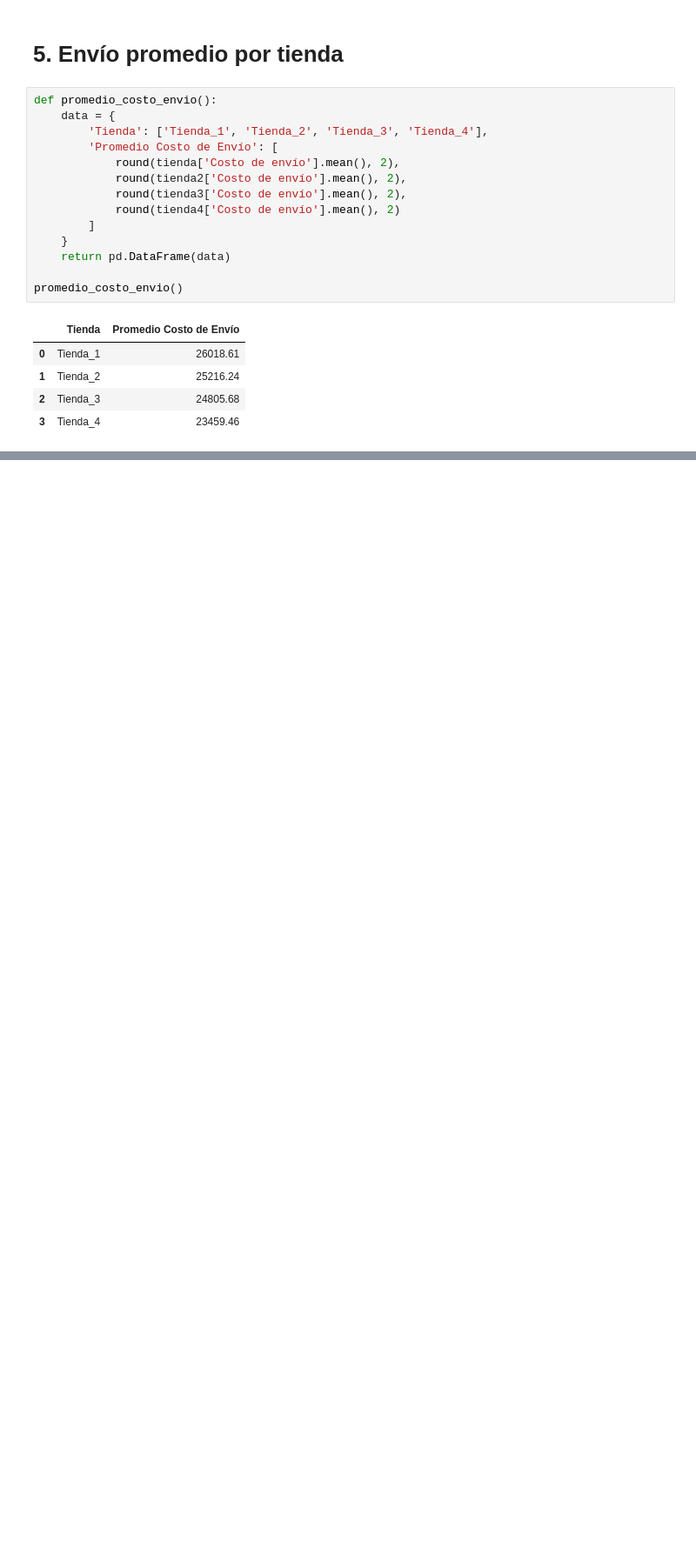
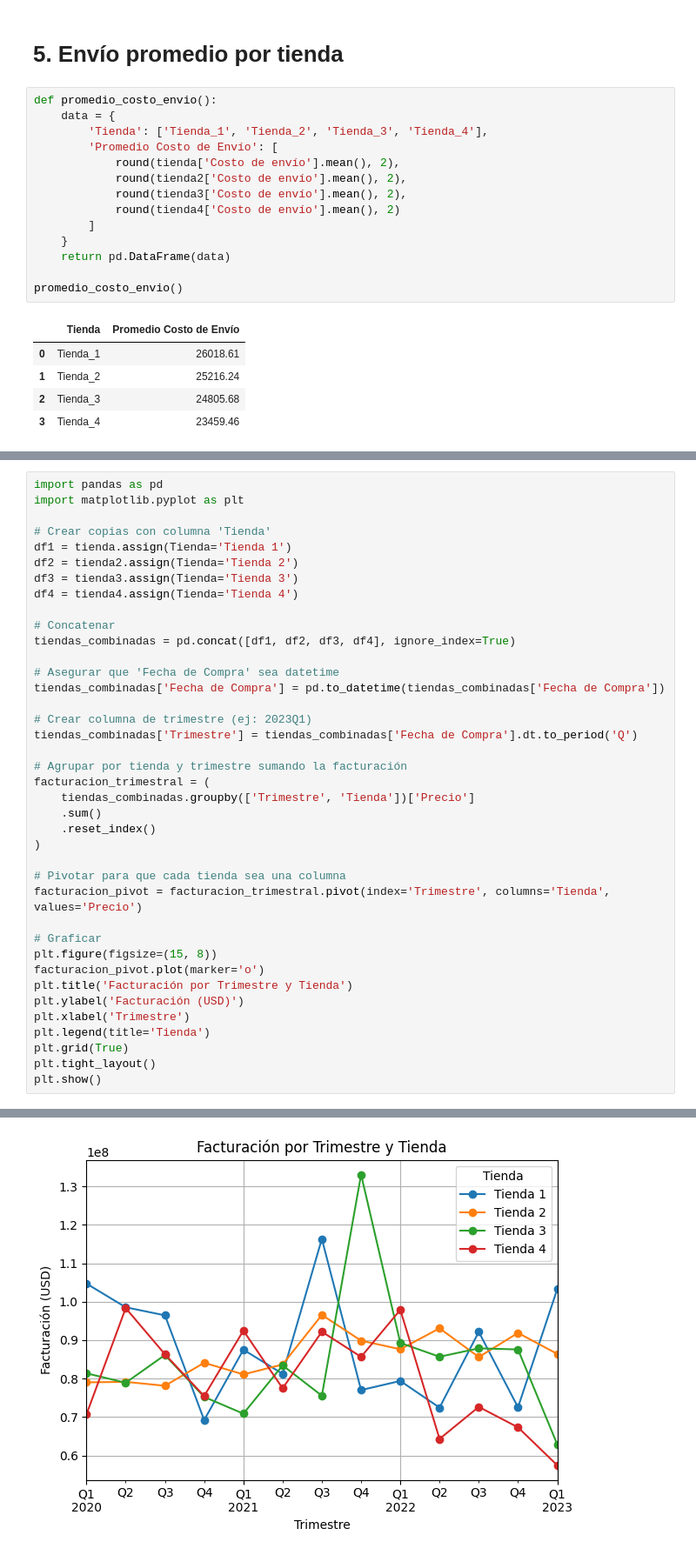
Before and after one commit to Joacco11/AluraStore, a Jupyter notebook: AluraStoreLatam.ipynb, the cells around one changed output, grey strips where cells are left out. Shown at 87% size. Cells and saved outputs as stored; diff of their text form; blank space fills up the shorter version.

```diff
--- a/AluraStoreLatam.ipynb
+++ b/AluraStoreLatam.ipynb
@@ -174,0 +181,40 @@ promedio_costo_envio()
+# %%
+import pandas as pd
+import matplotlib.pyplot as plt
+
+# Crear copias con columna 'Tienda'
+df1 = tienda.assign(Tienda='Tienda 1')
+df2 = tienda2.assign(Tienda='Tienda 2')
+df3 = tienda3.assign(Tienda='Tienda 3')
+df4 = tienda4.assign(Tienda='Tienda 4')
+
+# Concatenar
+tiendas_combinadas = pd.concat([df1, df2, df3, df4], ignore_index=True)
+
+# Asegurar que 'Fecha de Compra' sea datetime
+tiendas_combinadas['Fecha de Compra'] = pd.to_datetime(tiendas_combinadas['Fecha de Compra'])
+
+# Crear columna de trimestre (ej: 2023Q1)
+tiendas_combinadas['Trimestre'] = tiendas_combinadas['Fecha de Compra'].dt.to_period('Q')
+
+# Agrupar por tienda y trimestre sumando la facturación
+facturacion_trimestral = (
+    tiendas_combinadas.groupby(['Trimestre', 'Tienda'])['Precio']
+    .sum()
+    .reset_index()
+)
+
+# Pivotar para que cada tienda sea una columna
+facturacion_pivot = facturacion_trimestral.pivot(index='Trimestre', columns='Tienda', values='Precio')
+
+# Graficar
+plt.figure(figsize=(15, 8))
+facturacion_pivot.plot(marker='o')
+plt.title('Facturación por Trimestre y Tienda')
+plt.ylabel('Facturación (USD)')
+plt.xlabel('Trimestre')
+plt.legend(title='Tienda')
+plt.grid(True)
+plt.tight_layout()
+plt.show()
+# %% [output]
@@ -174,0 +222 @@ promedio_costo_envio()
+[figure, added]
```
Also changed, not shown: parts of 3 cells of this notebook.
